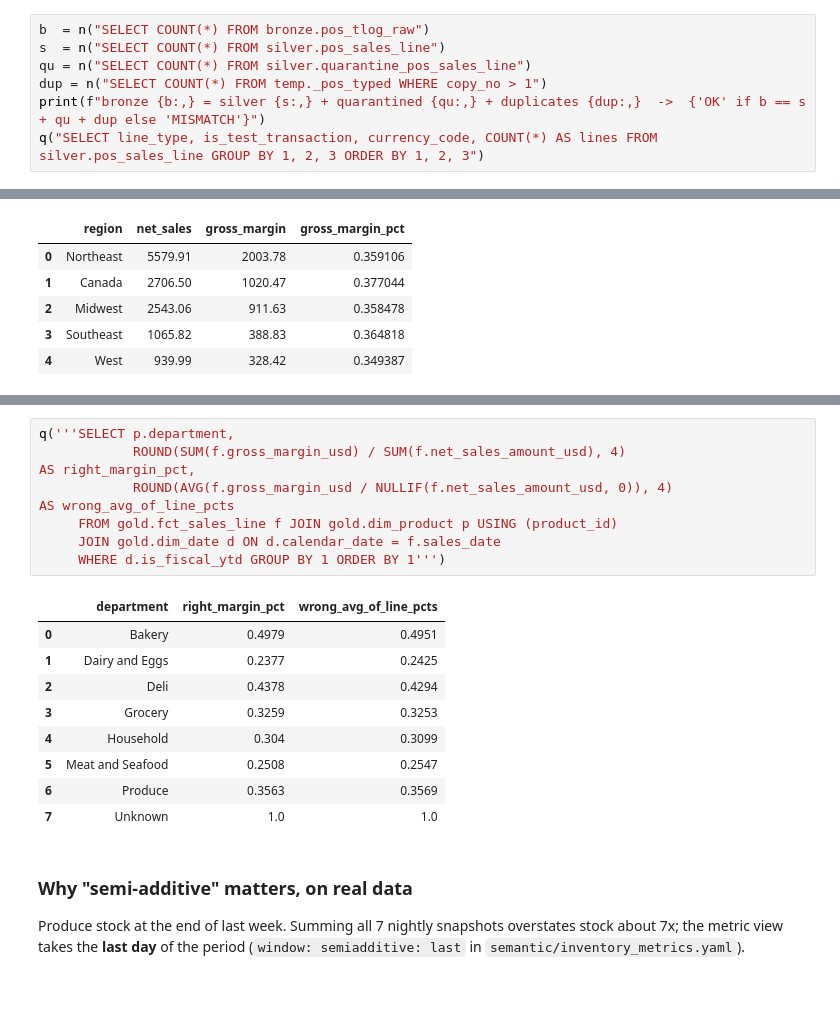
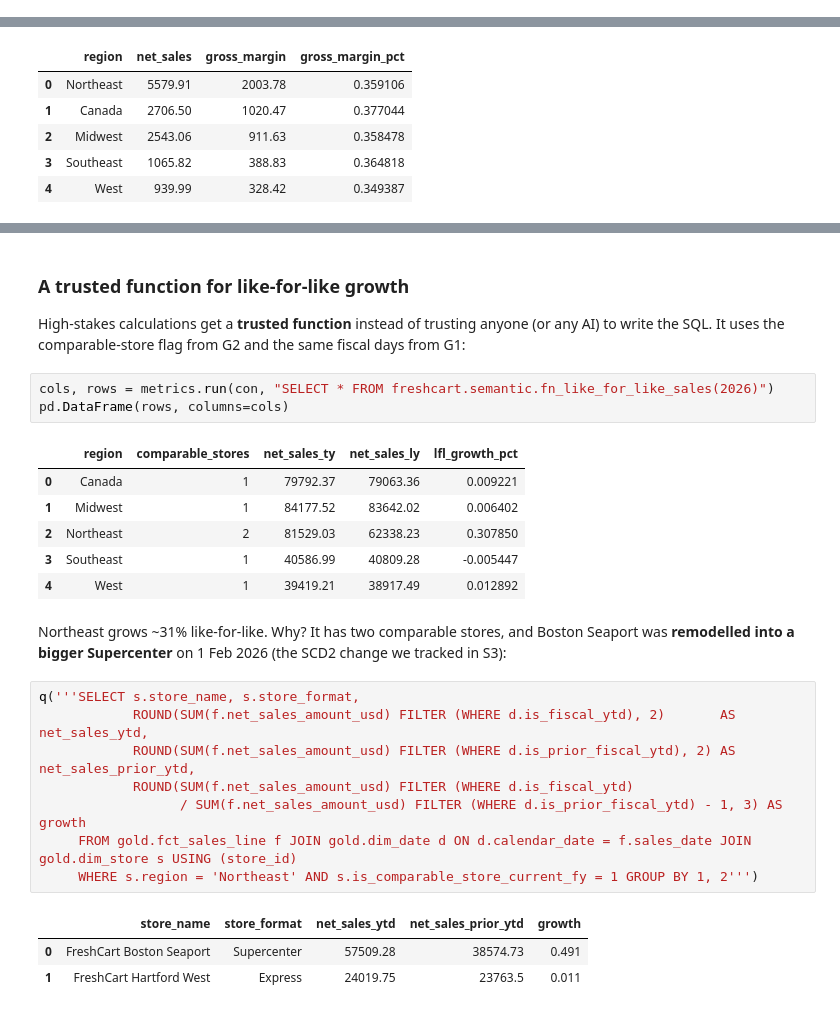
Before and after one commit to subrata-samanta/ai-ready-retail-data-genie-demo, a Jupyter notebook: notebooks/FreshCart_Data_Transformation_Walkthrough.ipynb, the cells around one changed output, grey strips where cells are left out. Cells and saved outputs as stored; diff of their text form.

```diff
--- a/notebooks/FreshCart_Data_Transformation_Walkthrough.ipynb
+++ b/notebooks/FreshCart_Data_Transformation_Walkthrough.ipynb
@@ -1568,7 +1435,0 @@ Nothing disappears without an explanation. This is called **row-count reconcilia
-# %%
-b  = n("SELECT COUNT(*) FROM bronze.pos_tlog_raw")
-s  = n("SELECT COUNT(*) FROM silver.pos_sales_line")
-qu = n("SELECT COUNT(*) FROM silver.quarantine_pos_sales_line")
-dup = n("SELECT COUNT(*) FROM temp._pos_typed WHERE copy_no > 1")
-print(f"bronze {b:,} = silver {s:,} + quarantined {qu:,} + duplicates {dup:,}  ->  {'OK' if b == s + qu + dup else 'MISMATCH'}")
-q("SELECT line_type, is_test_transaction, currency_code, COUNT(*) AS lines FROM silver.pos_sales_line GROUP BY 1, 2, 3 ORDER BY 1, 2, 3")
@@ -2426,21 +3087,29 @@ makes two reports disagree and destroys trust in the numbers.
+# %% [markdown]
+### A trusted function for like-for-like growth
+High-stakes calculations get a **trusted function** instead of trusting anyone (or any AI) to write the SQL. It uses the
+comparable-store flag from G2 and the same fiscal days from G1:
+# %%
+cols, rows = metrics.run(con, "SELECT * FROM freshcart.semantic.fn_like_for_like_sales(2026)")
+pd.DataFrame(rows, columns=cols)
+# %% [output]
+|  | region | comparable_stores | net_sales_ty | net_sales_ly | lfl_growth_pct |
+| 0 | Canada | 1 | 79792.37 | 79063.36 | 0.009221 |
+| 1 | Midwest | 1 | 84177.52 | 83642.02 | 0.006402 |
+| 2 | Northeast | 2 | 81529.03 | 62338.23 | 0.307850 |
+| 3 | Southeast | 1 | 40586.99 | 40809.28 | -0.005447 |
+| 4 | West | 1 | 39419.21 | 38917.49 | 0.012892 |
+# %% [markdown]
+Northeast grows ~31% like-for-like. Why? It has two comparable stores, and Boston Seaport was **remodelled into a
+bigger Supercenter** on 1 Feb 2026 (the SCD2 change we tracked in S3):
 # %%
-q('''SELECT p.department,
-            ROUND(SUM(f.gross_margin_usd) / SUM(f.net_sales_amount_usd), 4)                          AS right_margin_pct,
-            ROUND(AVG(f.gross_margin_usd / NULLIF(f.net_sales_amount_usd, 0)), 4)                    AS wrong_avg_of_line_pcts
-     FROM gold.fct_sales_line f JOIN gold.dim_product p USING (product_id)
-     JOIN gold.dim_date d ON d.calendar_date = f.sales_date
-     WHERE d.is_fiscal_ytd GROUP BY 1 ORDER BY 1''')
+q('''SELECT s.store_name, s.store_format,
+            ROUND(SUM(f.net_sales_amount_usd) FILTER (WHERE d.is_fiscal_ytd), 2)       AS net_sales_ytd,
+            ROUND(SUM(f.net_sales_amount_usd) FILTER (WHERE d.is_prior_fiscal_ytd), 2) AS net_sales_prior_ytd,
+            ROUND(SUM(f.net_sales_amount_usd) FILTER (WHERE d.is_fiscal_ytd)
+                  / SUM(f.net_sales_amount_usd) FILTER (WHERE d.is_prior_fiscal_ytd) - 1, 3) AS growth
+     FROM gold.fct_sales_line f JOIN gold.dim_date d ON d.calendar_date = f.sales_date JOIN gold.dim_store s USING (store_id)
+     WHERE s.region = 'Northeast' AND s.is_comparable_store_current_fy = 1 GROUP BY 1, 2''')
 # %% [output]
-|  | department | right_margin_pct | wrong_avg_of_line_pcts |
-| 0 | Bakery | 0.4979 | 0.4951 |
-| 1 | Dairy and Eggs | 0.2377 | 0.2425 |
-| 2 | Deli | 0.4378 | 0.4294 |
-| 3 | Grocery | 0.3259 | 0.3253 |
-| 4 | Household | 0.304 | 0.3099 |
-| 5 | Meat and Seafood | 0.2508 | 0.2547 |
-| 6 | Produce | 0.3563 | 0.3569 |
-| 7 | Unknown | 1.0 | 1.0 |
+|  | store_name | store_format | net_sales_ytd | net_sales_prior_ytd | growth |
+| 0 | FreshCart Boston Seaport | Supercenter | 57509.28 | 38574.73 | 0.491 |
+| 1 | FreshCart Hartford West | Express | 24019.75 | 23763.5 | 0.011 |
-# %% [markdown]
-### Why "semi-additive" matters, on real data
-Produce stock at the end of last week. Summing all 7 nightly snapshots overstates stock about 7x; the metric view takes
-the **last day** of the period (`window: semiadditive: last` in `semantic/inventory_metrics.yaml`).
```
Also changed, not shown: parts of 445 cells of this notebook.
